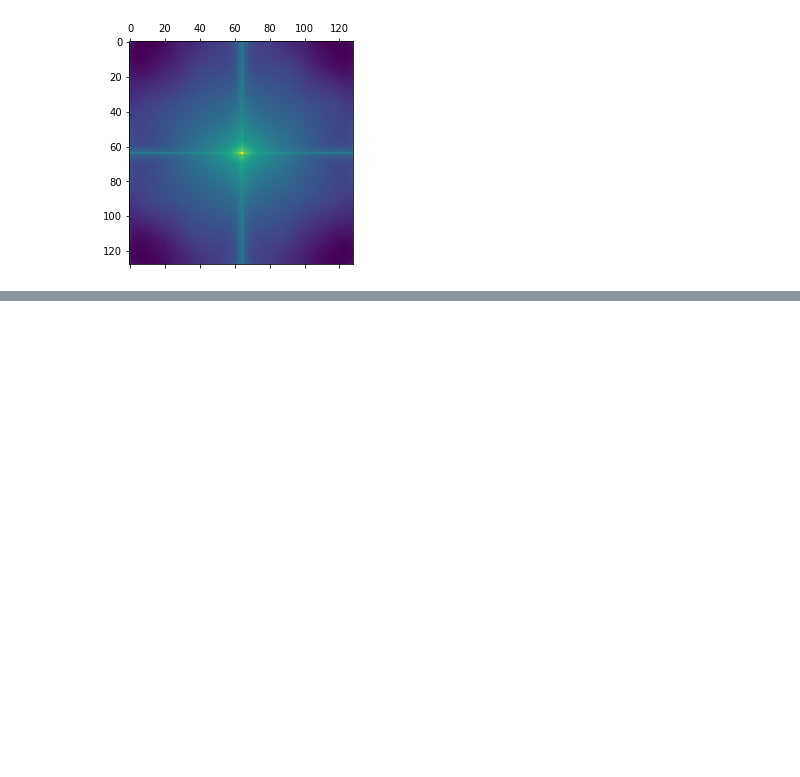
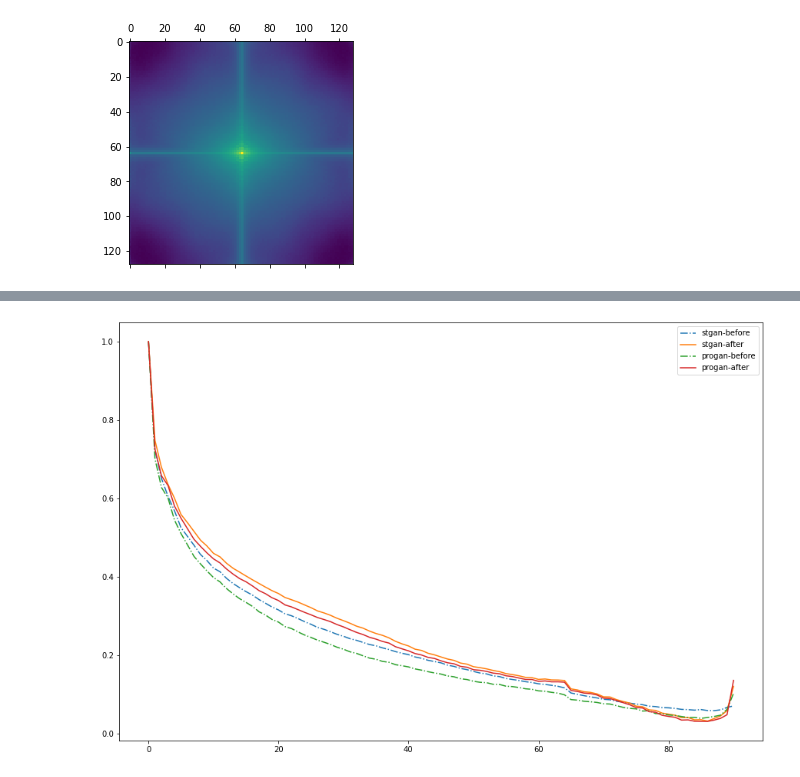
Before and after one commit to keepgallop/DF_SD, a Jupyter notebook: test_.ipynb, the cells around one changed output, grey strips where cells are left out. Cells and saved outputs as stored; diff of their text form; code cells hidden in the pictures; blank space fills up the shorter version.

```diff
--- a/test_.ipynb
+++ b/test_.ipynb
@@ -235,0 +296,9 @@ for i in glob.glob('./dataset/celeba-128/sngan/*.png'):
+# %%
+from utils import utils
+
+utils.visualize_spectral_distribution('./test_stage2_results/stage2_G/before/',
+                                      './test_stage2_results/stage2_G/after/',
+                                      num=500,
+                                      types=['stgan', 'progan'])
+# %% [output]
+[figure, added]
```
Also changed, not shown: parts of 31 cells of this notebook, 22 other files.
